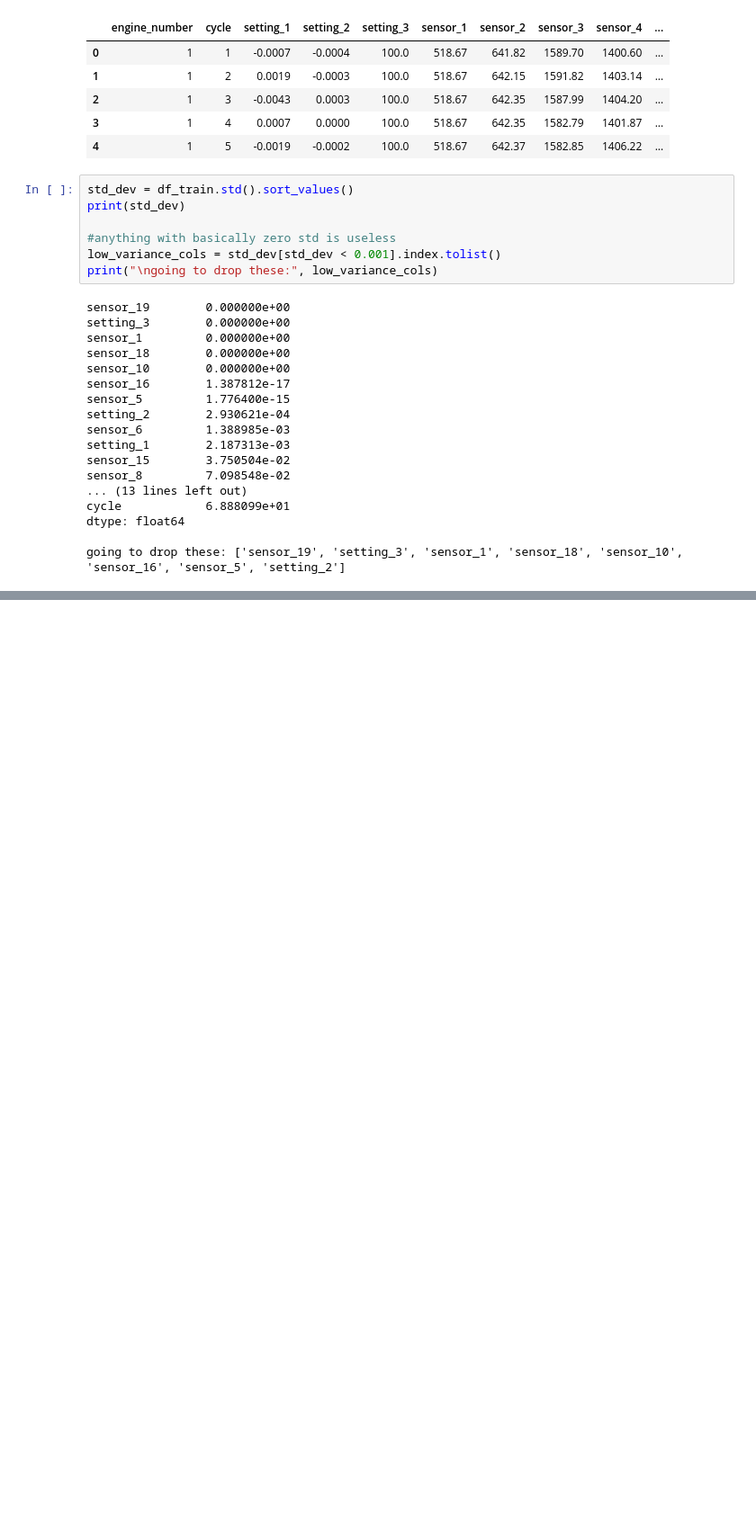
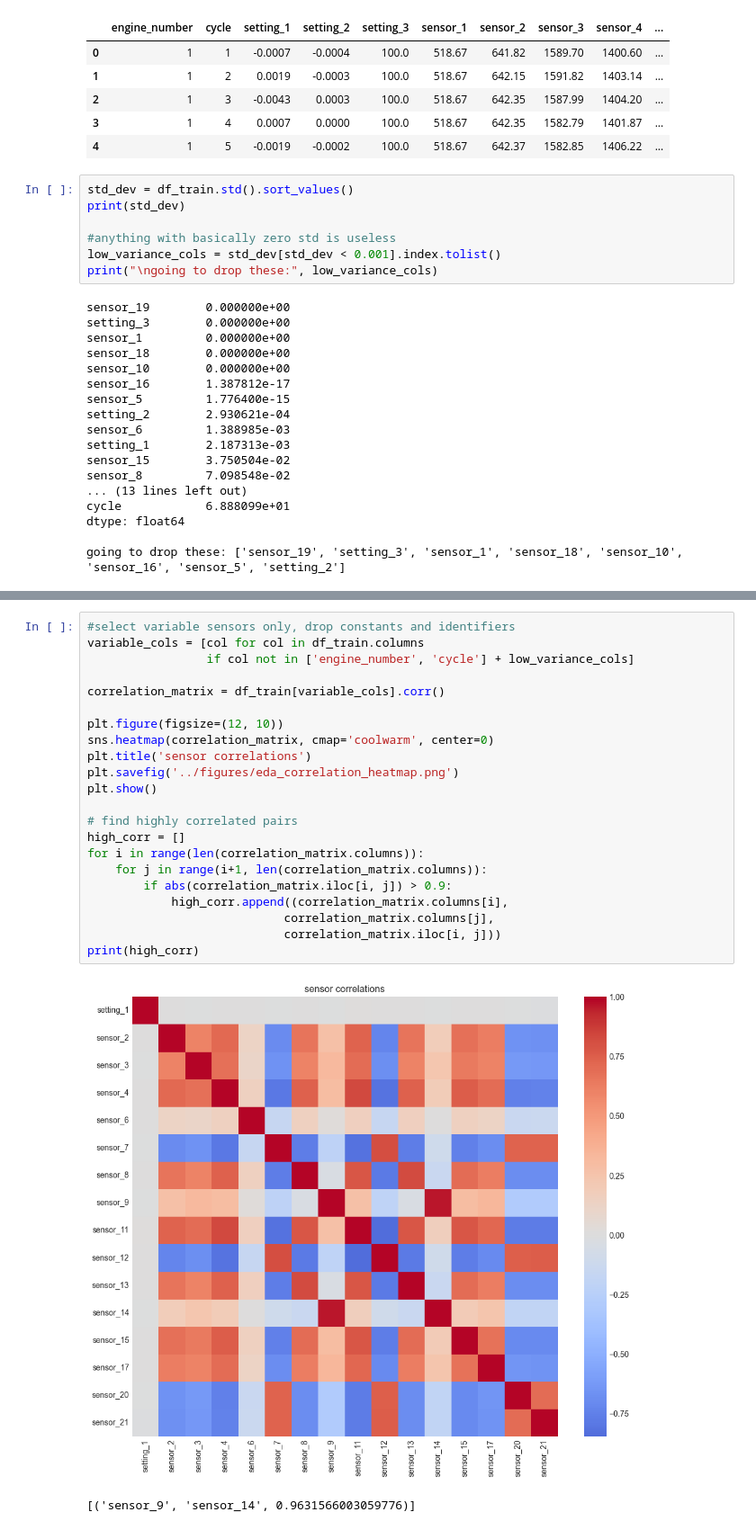
Before and after one commit to lohitharasakonda/engine-rul-predictor, a Jupyter notebook: notebooks/eda_fd001.ipynb, the cells around one changed output, grey strips where cells are left out. Shown at 90% size. Saved outputs shown, nothing was run; the diff lists cells and outputs as text; blank space fills up the shorter version.

```diff
--- a/notebooks/eda_fd001.ipynb
+++ b/notebooks/eda_fd001.ipynb
@@ -169,0 +224,25 @@ going to drop these: ['sensor_19', 'setting_3', 'sensor_1', 'sensor_18', 'sensor
+# %%
+#select variable sensors only, drop constants and identifiers
+variable_cols = [col for col in df_train.columns
+                 if col not in ['engine_number', 'cycle'] + low_variance_cols]
+
+correlation_matrix = df_train[variable_cols].corr()
+
+plt.figure(figsize=(12, 10))
+sns.heatmap(correlation_matrix, cmap='coolwarm', center=0)
+plt.title('sensor correlations')
+plt.savefig('../figures/eda_correlation_heatmap.png')
+plt.show()
+
+# find highly correlated pairs
+high_corr = []
+for i in range(len(correlation_matrix.columns)):
+    for j in range(i+1, len(correlation_matrix.columns)):
+        if abs(correlation_matrix.iloc[i, j]) > 0.9:
+            high_corr.append((correlation_matrix.columns[i],
+                            correlation_matrix.columns[j],
+                            correlation_matrix.iloc[i, j]))
+print(high_corr)
+# %% [output]
+[figure, added]
+[('sensor_9', 'sensor_14', 0.9631566003059776)]
```
Also changed, not shown: parts of 3 cells of this notebook.
